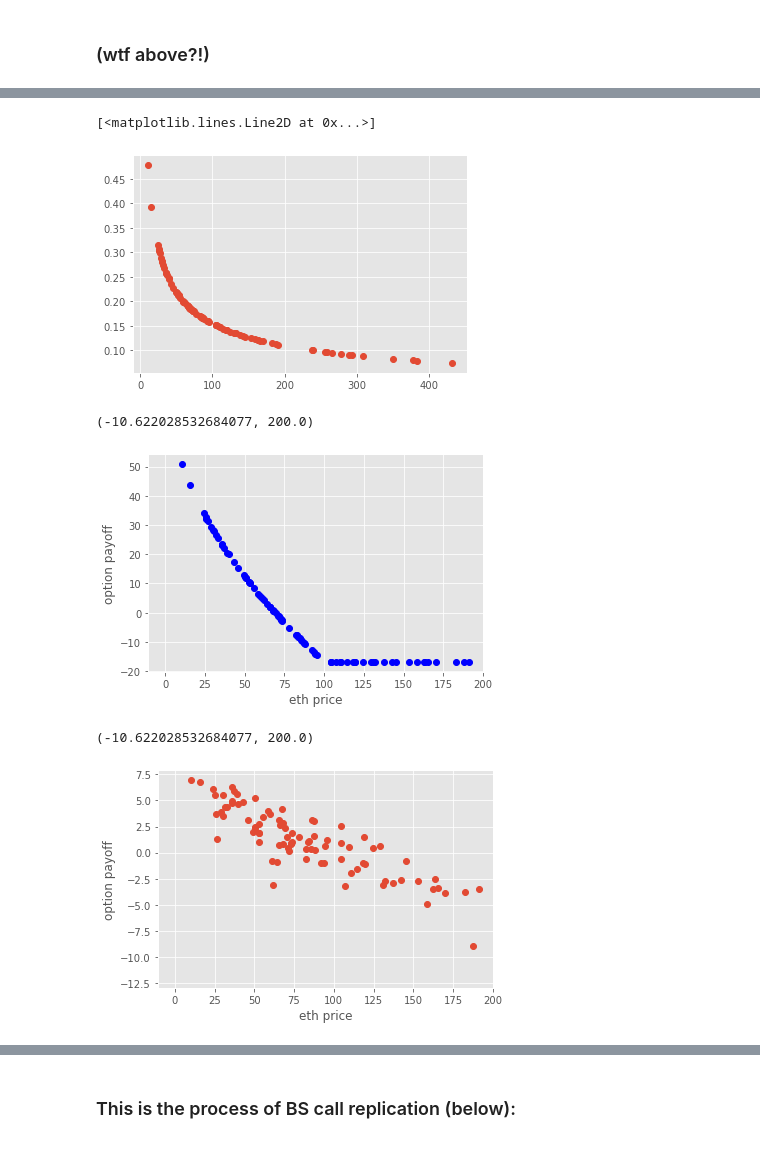
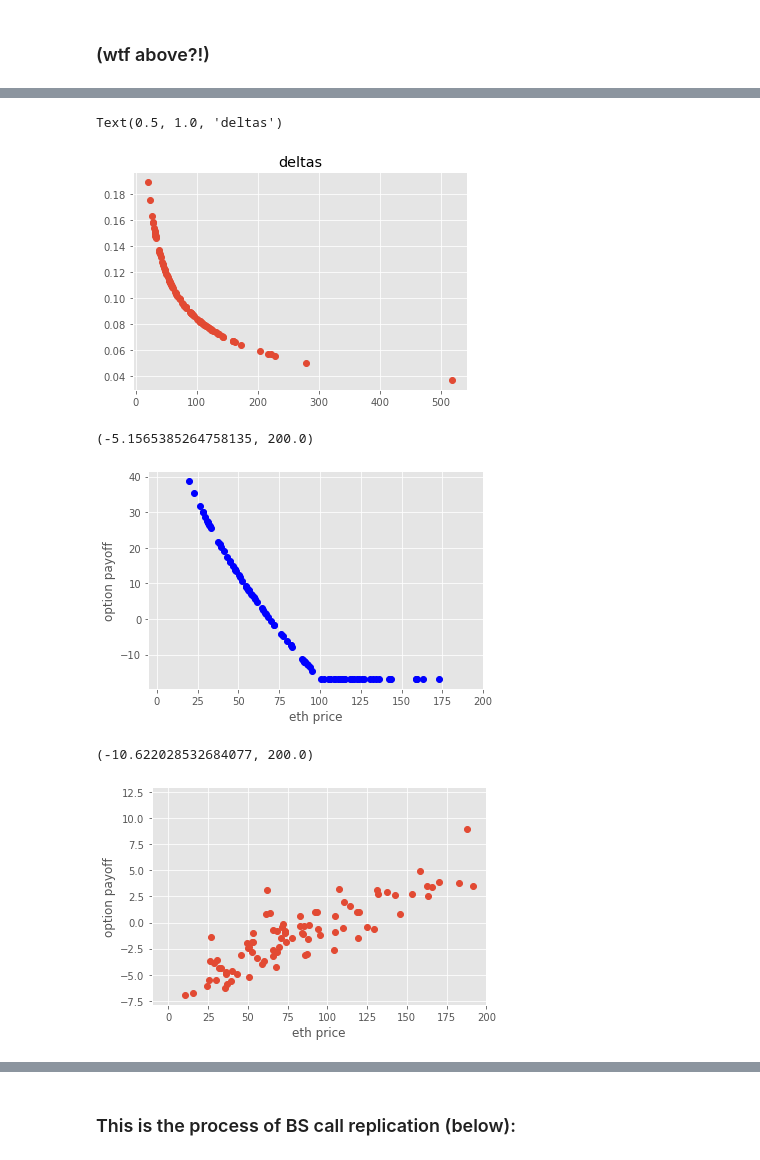
Before and after one commit to DeltaDex-Protocol/research, a Jupyter notebook: BS_put_rootPrice.ipynb, the cells around one changed output, grey strips where cells are left out. Cells and saved outputs as stored; diff of their text form; code cells hidden in the pictures.

Commit message:
still not well payoff replication

```diff
--- a/BS_put_rootPrice.ipynb
+++ b/BS_put_rootPrice.ipynb
@@ -61,12 +61,12 @@ N(1)
 0.8413447460685429
 # %%
 # works
-def delta_BS_root_put(x0, y0, x, y , S, T, r, sigma):
+def delta_BS_root_put(x0, y0, S, T, r, sigma):
     first_part = (1 - erf(np.sqrt(2*T)*(r-0.5*sigma**2)/(2*sigma)))*np.exp(T*(r+0.25*sigma**2)/2)
     second_part = (erf(np.sqrt(2*T)*(r*0.5/sigma)) - 1)*np.exp(T*r)
     return 0.5*np.sqrt(x0*y0/S)*(first_part + second_part)*np.exp(-T*(3*r+0.25*sigma**2)/2)
 # %%
-x0 = 1000
+x0 = 100
 y0 = 0.5
 # it means we put in when price was 1000
 # T = 1
@@ -75,7 +75,7 @@ sigma = 1
 # maturity = [t/365 for t in range(0, 365)]
 prices = [price for price in range(10, 1000, 20)]
 
-deltas = [delta_BS_root_put(x0,y0, 1,1,price, 0.1, r, sigma) for price in prices]
+deltas = [delta_BS_root_put(x0,y0,price, 0.1, r, sigma) for price in prices]
 # %%
 plt.plot(prices, deltas)
 plt.title('root option deltas of eth price')
@@ -97,7 +95,7 @@ Text(0, 0.5, 'delta')
 # delta_BS_root_put = sp.simplify(sp_BS_root_put(x0, y0, x, y , S, T, r, sigma).diff(S))
 # print(delta_BS_root_put)
 # %%
-def BS_root_put(x0, y0, x, y , S, T, r, sigma):
+def BS_root_put(x0, y0, S, T, r, sigma):
 
     # x0 is usdc amount
     TV0 = 2 * np.sqrt(x0 * y0) * np.sqrt(S)
@@ -142,16 +140,16 @@ for i in range(len(all_paths[:])):
     for j in range(len(all_paths[i])):
         t = (T / steps) * j
         prev_asset = asset
-        asset = -(delta_BS_root_put(x0,y0,1,1,all_paths[i][j],T-t,r,sigma))
+        asset = (delta_BS_root_put(x0,y0,all_paths[i][j],T-t,r,sigma))
 #         print('x0: {}, y0: {}, S[i][j]:{},T-t:{}, asset:{}'.format(x0,y0,all_paths[i][j],T-t, asset))
         usdc = usdc - (asset - prev_asset) * all_paths[i][j]
 #         print(asset, usdc)
 
     last_price.append(all_paths[i][-1])
     replicated_payoff.append(asset*all_paths[i][-1] + usdc - initial_usdc)
-    # max((TV0) - (TV)) - root_put_price
+    # max((TV0(S0)) - (TV(S))) - root_put_price
     # max(0, K - S) - put_price
-    true_payoff.append(max(0, (2*x0) - (2*y0*np.sqrt(S))* np.sqrt(all_paths[i][-1])) - BS_root_put(x0, y0,1,1, S, T, r, sigma))
+    true_payoff.append(max(0, (2*x0) - (2*np.sqrt(y0*x0))* np.sqrt(all_paths[i][-1])) - BS_root_put(x0, y0, S, T, r, sigma))
 
 # x0 = 500 # 500 usdc
 # S0 = 120
@@ -182,19 +182,20 @@ for i in range(len(all_paths[:])):
 
 #     true_payoff.append(max(0, K - all_paths[i][-1]) - BS_PUT(S, K, T, r, sigma))
 # %%
-more_deltas = [delta_BS_root_put(x0,y0, 1,1,price, 0.1, r, sigma) for price in last_price]
+more_deltas = [delta_BS_root_put(x0,y0,price, 0.5, r, sigma) for price in last_price]
 plt.plot(last_price, more_deltas, 'o')
+plt.title('deltas')
 # %% [output]
-[<matplotlib.lines.Line2D at 0x...>]
+Text(0.5, 1.0, 'deltas')
-[figure, old version]
+[figure, new version]
 # %%
 plt.plot(last_price, true_payoff, 'bo')
 plt.xlabel('eth price')
 plt.ylabel('option payoff')
 plt.xlim(xmax=200)
 # %% [output]
-(-10.622028532684077, 200.0)
+(-5.1565385264758135, 200.0)
-[figure, old version]
+[figure, new version]
 # %%
 plt.plot(last_price, replicated_payoff, 'o')
 plt.xlabel('eth price')
@@ -202,7 +203,7 @@ plt.ylabel('option payoff')
 plt.xlim(xmax=200)
 # %% [output]
 (-10.622028532684077, 200.0)
-[figure, old version]
+[figure, new version]
 # %%
 norm.rvs()
 # %% [output]
```
Also changed, not shown: parts of 28 cells of this notebook.
